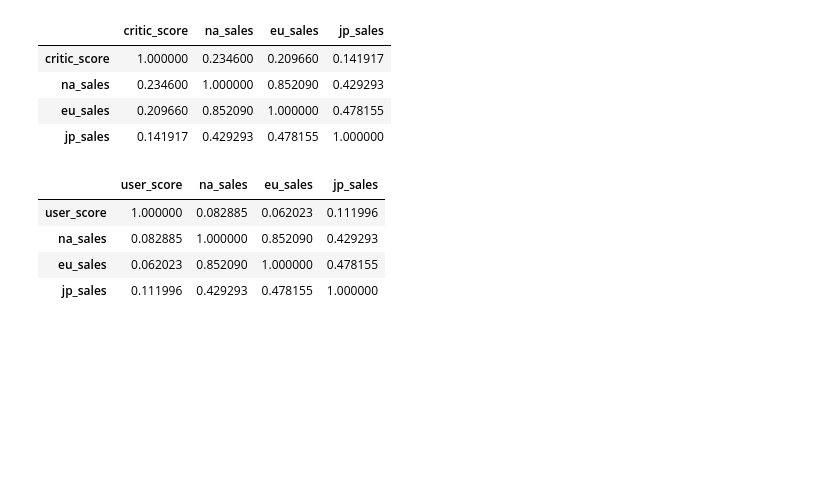
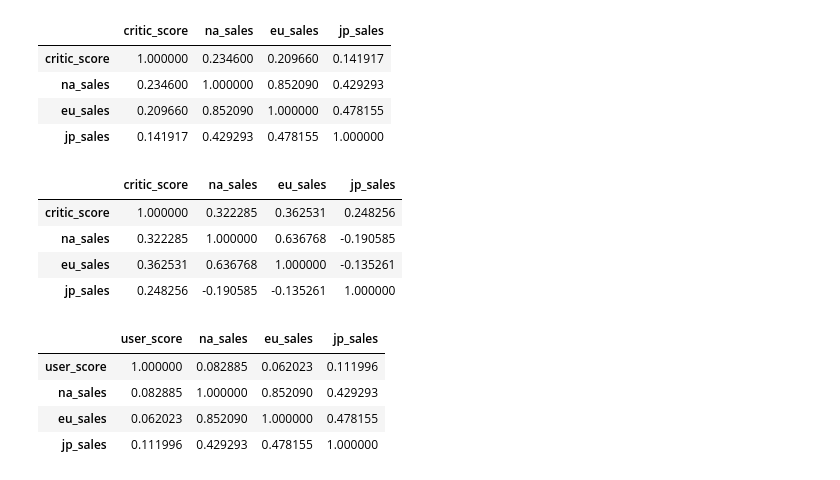
Before and after one commit to anastasia-redkovich/game-analysis-project, a Jupyter notebook: notebooks/analysis.ipynb, the cells around one changed output. Saved outputs shown, nothing was run; the diff lists cells and outputs as text; code cells hidden in the pictures; blank space fills up the shorter version.

```diff
--- a/notebooks/analysis.ipynb
+++ b/notebooks/analysis.ipynb
@@ -896,6 +896,14 @@ games_actual[['critic_score','na_sales','eu_sales','jp_sales']].corr()
 | na_sales | 0.234600 | 1.000000 | 0.852090 | 0.429293 |
 | eu_sales | 0.209660 | 0.852090 | 1.000000 | 0.478155 |
 | jp_sales | 0.141917 | 0.429293 | 0.478155 | 1.000000 |
+# %%
+games_actual[['critic_score','na_sales','eu_sales','jp_sales']].corr('spearman')
+# %% [output]
+|  | critic_score | na_sales | eu_sales | jp_sales |
+| critic_score | 1.000000 | 0.322285 | 0.362531 | 0.248256 |
+| na_sales | 0.322285 | 1.000000 | 0.636768 | -0.190585 |
+| eu_sales | 0.362531 | 0.636768 | 1.000000 | -0.135261 |
+| jp_sales | 0.248256 | -0.190585 | -0.135261 | 1.000000 |
 # %%
 # Correlation between user score and sales (all regions)
 games_actual[['user_score','na_sales','eu_sales','jp_sales']].corr()
```
Also changed, not shown: parts of 3 cells of this notebook, 1 other file.
